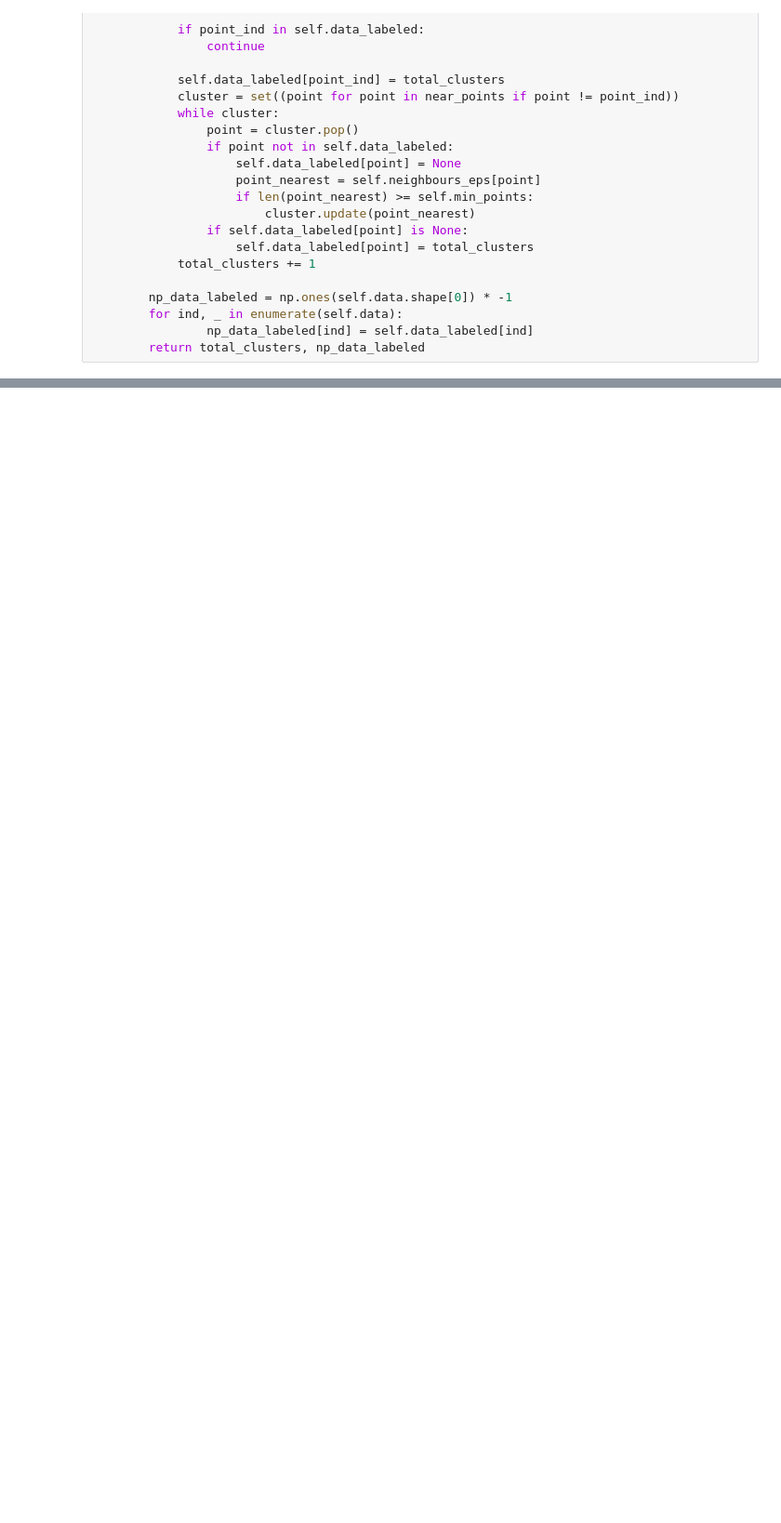
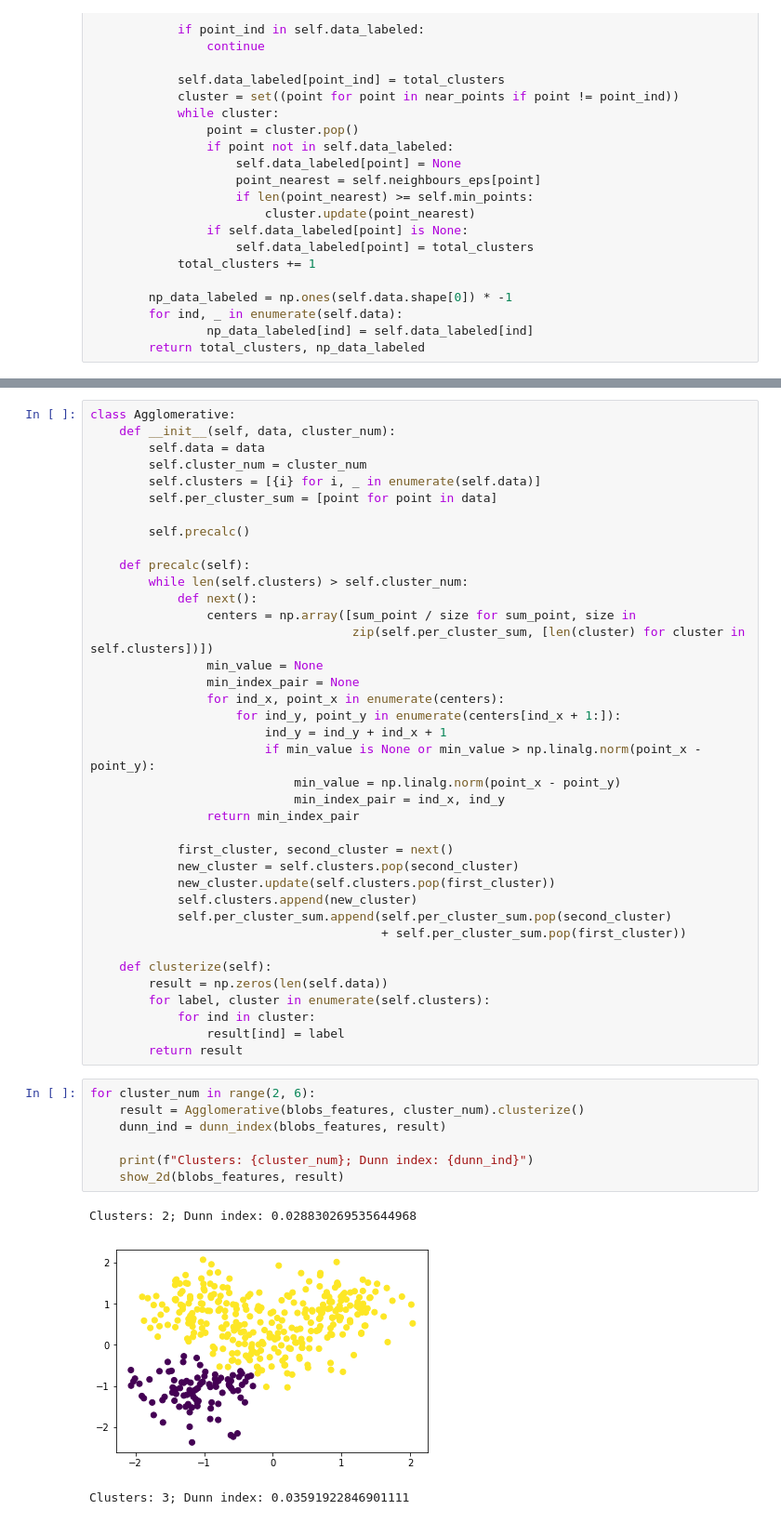
Before and after one commit to TanVD/se-ml-course, a Jupyter notebook: 2/2.ipynb, the cells around one changed output, grey strips where cells are left out. Shown at 93% size. Cells and saved outputs as stored; diff of their text form; blank space fills up the shorter version.

Commit message:
Implement Agglomerative

```diff
--- a/2/2.ipynb
+++ b/2/2.ipynb
@@ -123,0 +129,49 @@ Clusters: 4; Dunn index: 0.0015875725449573505
+# %%
+class Agglomerative:
+    def __init__(self, data, cluster_num):
+        self.data = data
+        self.cluster_num = cluster_num
+        self.clusters = [{i} for i, _ in enumerate(self.data)]
+        self.per_cluster_sum = [point for point in data]
+
+        self.precalc()
+
+    def precalc(self):
+        while len(self.clusters) > self.cluster_num:
+            def next():
+                centers = np.array([sum_point / size for sum_point, size in
+                                    zip(self.per_cluster_sum, [len(cluster) for cluster in self.clusters])])
+                min_value = None
+                min_index_pair = None
+                for ind_x, point_x in enumerate(centers):
+                    for ind_y, point_y in enumerate(centers[ind_x + 1:]):
+                        ind_y = ind_y + ind_x + 1
+                        if min_value is None or min_value > np.linalg.norm(point_x - point_y):
+                            min_value = np.linalg.norm(point_x - point_y)
+                            min_index_pair = ind_x, ind_y
+                return min_index_pair
+
+            first_cluster, second_cluster = next()
+            new_cluster = self.clusters.pop(second_cluster)
+            new_cluster.update(self.clusters.pop(first_cluster))
+            self.clusters.append(new_cluster)
+            self.per_cluster_sum.append(self.per_cluster_sum.pop(second_cluster)
+                                        + self.per_cluster_sum.pop(first_cluster))
+
+    def clusterize(self):
+        result = np.zeros(len(self.data))
+        for label, cluster in enumerate(self.clusters):
+            for ind in cluster:
+                result[ind] = label
+        return result
+# %%
+for cluster_num in range(2, 6):
+    result = Agglomerative(blobs_features, cluster_num).clusterize()
+    dunn_ind = dunn_index(blobs_features, result)
+
+    print(f"Clusters: {cluster_num}; Dunn index: {dunn_ind}")
+    show_2d(blobs_features, result)
+# %% [output]
+Clusters: 2; Dunn index: 0.028830269535644968
+[figure, added]
+Clusters: 3; Dunn index: 0.03591922846901111
```
Also changed, not shown: parts of 3 cells of this notebook.
